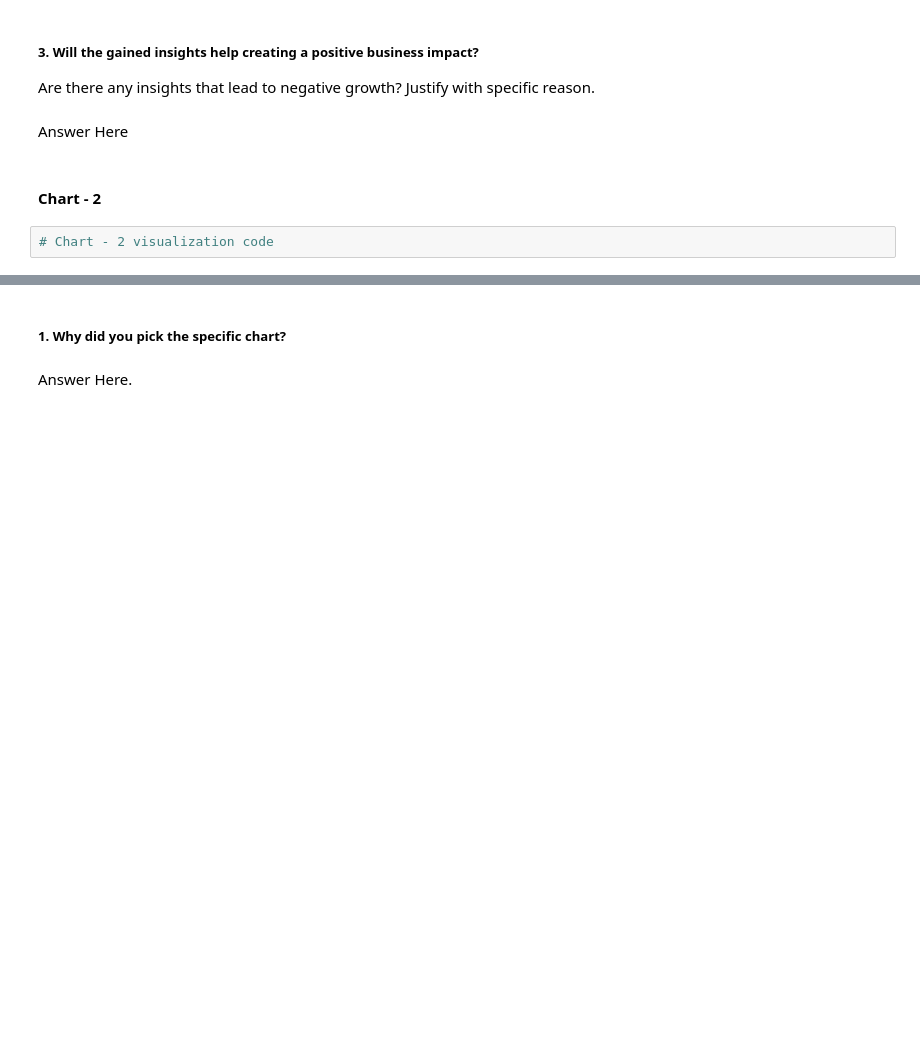
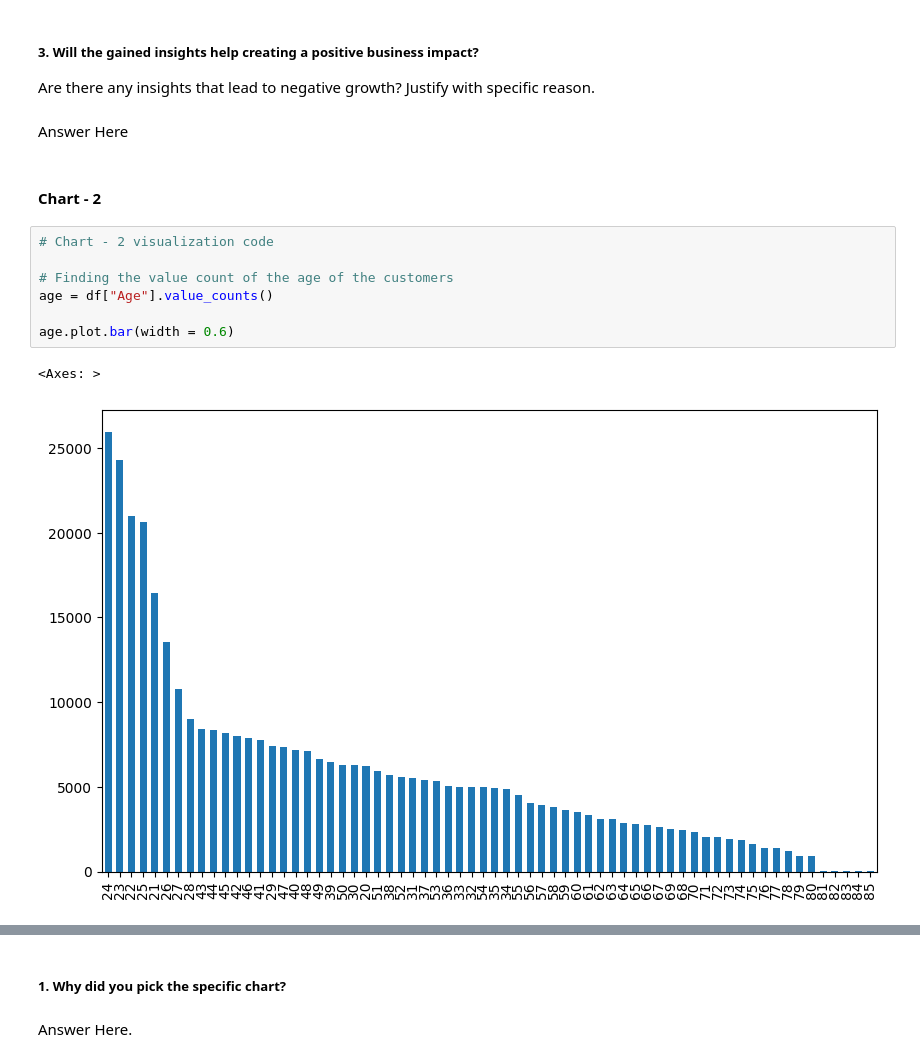
Before and after one commit to priyaregit/Classification-ML_Insurance-Cross-Sell-Prediction, a Jupyter notebook: Health_Insurance_Cross_Sell_Prediction_Classification.ipynb, the cells around one changed output, grey strips where cells are left out. Cells and saved outputs as stored; diff of their text form; blank space fills up the shorter version.

```diff
--- a/Health_Insurance_Cross_Sell_Prediction_Classification.ipynb
+++ b/Health_Insurance_Cross_Sell_Prediction_Classification.ipynb
@@ -320,5 +338,13 @@ Are there any insights that lead to negative growth? Justify with specific reaso
 Answer Here
 # %% [markdown]
 #### Chart - 2
-# %%
-# Chart - 2 visualization code
+# %%
+# Chart - 2 visualization code
+
+# Finding the value count of the age of the customers
+age = df["Age"].value_counts()
+
+age.plot.bar(width = 0.6)
+# %% [output]
+<Axes: >
+[figure, added]
```
Also changed, not shown: parts of 19 cells of this notebook.
